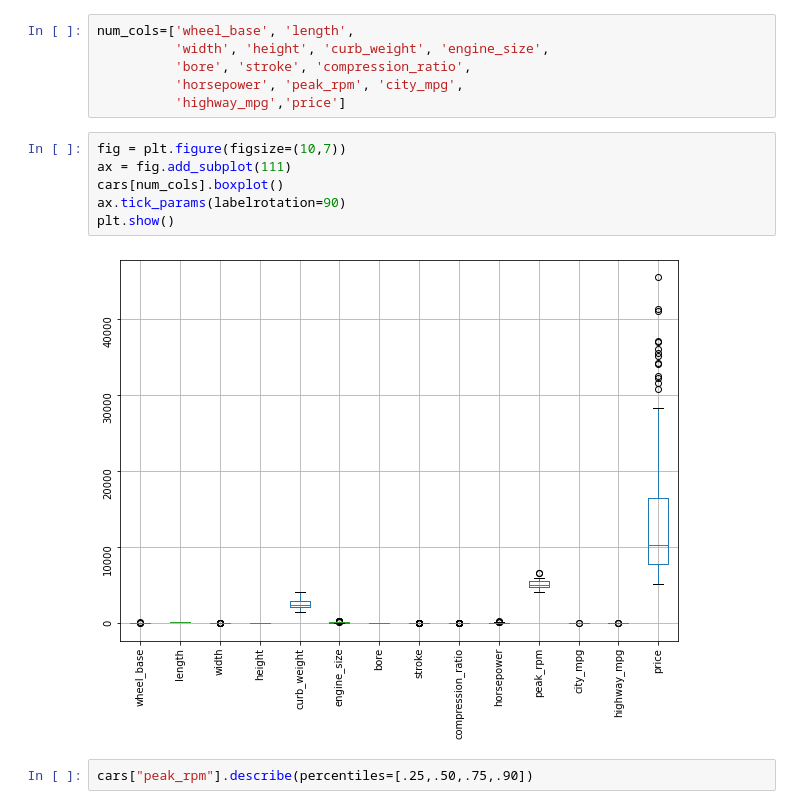
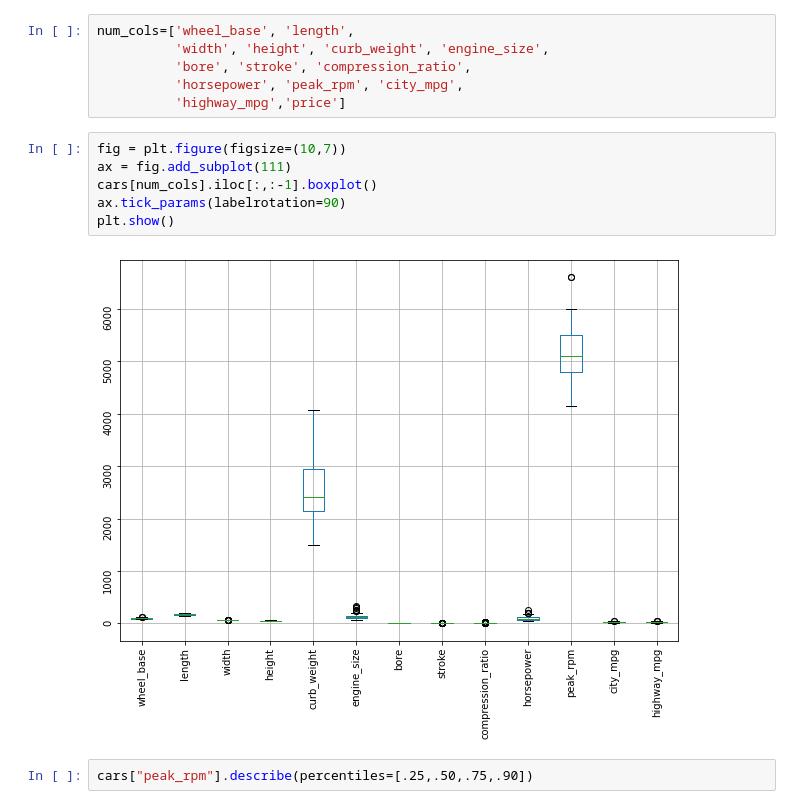
Before and after one commit to xcrusader/DQproject17, a Jupyter notebook: Test.ipynb, the cells around one changed output. Drawn from its saved outputs; the diff is of its cells as text.

```diff
--- a/Test.ipynb
+++ b/Test.ipynb
@@ -290,11 +307,11 @@ num_cols=['wheel_base', 'length',
 # %%
 fig = plt.figure(figsize=(10,7))
 ax = fig.add_subplot(111)
-cars[num_cols].boxplot()
+cars[num_cols].iloc[:,:-1].boxplot()
 ax.tick_params(labelrotation=90)
 plt.show()
 # %% [output]
-[figure, old version]
+[figure, new version]
 # %%
 cars["peak_rpm"].describe(percentiles=[.25,.50,.75,.90])
 # %% [output]
```
Also changed, not shown: parts of 43 cells of this notebook.
